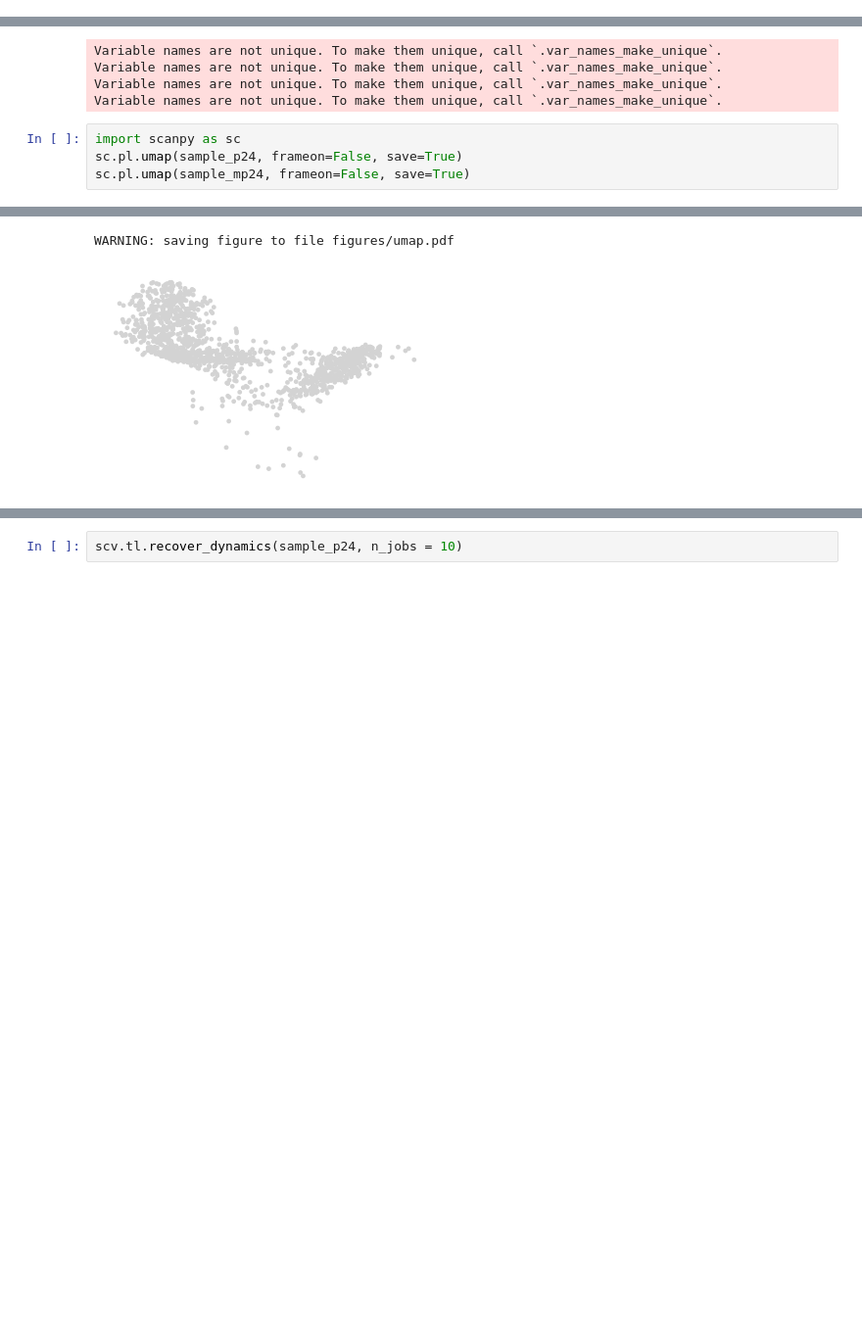
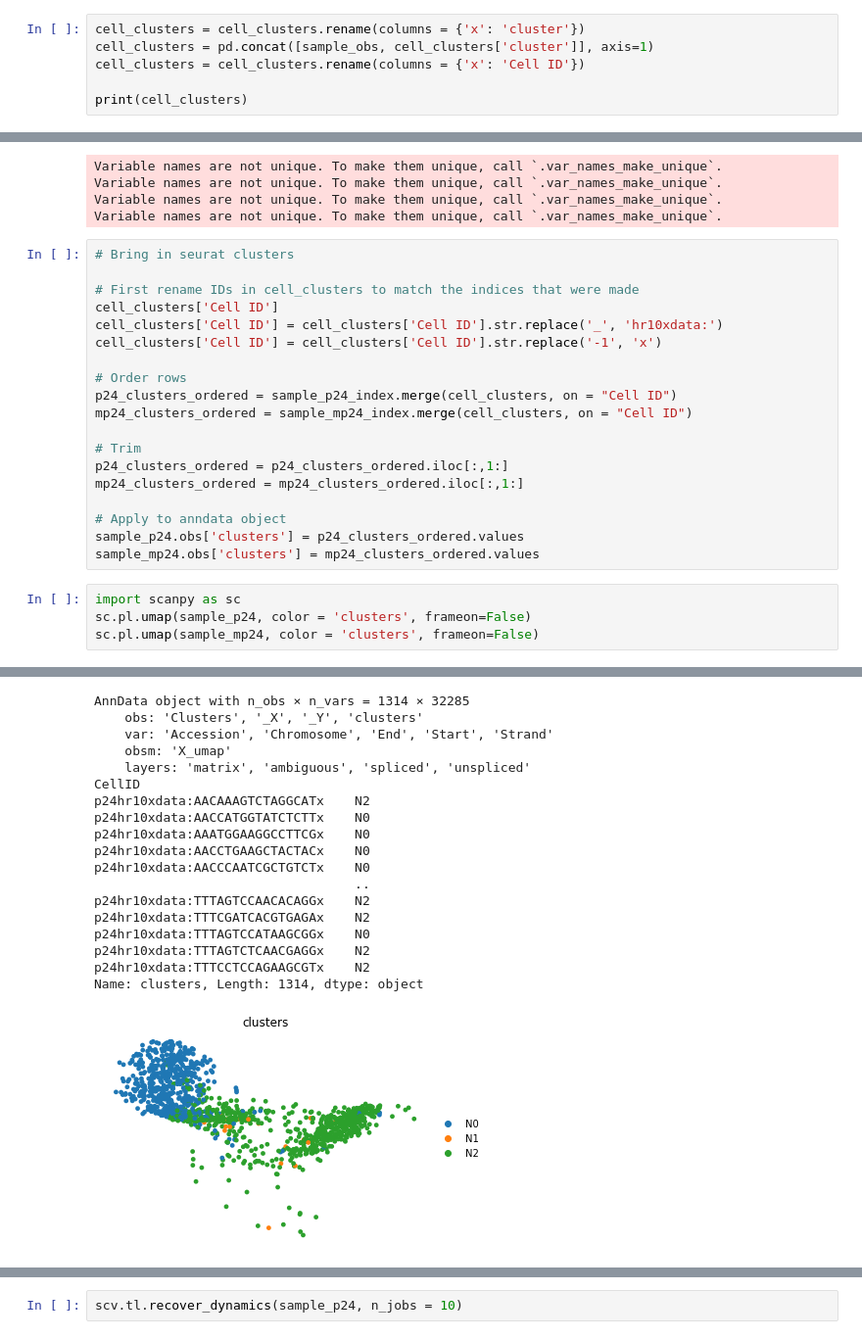
Before and after one commit to ColeKeenum/citeseq, a Jupyter notebook: scVelo_neutro.ipynb, the cells around one changed output, grey strips where cells are left out. Shown at 98% size. Cells and saved outputs as stored; diff of their text form; blank space fills up the shorter version.

```diff
--- a/scVelo_neutro.ipynb
+++ b/scVelo_neutro.ipynb
@@ -24,3 +24,9 @@ Variable names are not unique. To make them unique, call `.var_names_make_unique
 sample_obs = pd.read_csv("./cellID_obs.csv")
 umap_cord = pd.read_csv("./cell_embeddings.csv")
 cell_clusters = pd.read_csv("./clusters.csv")
+# %%
+cell_clusters = cell_clusters.rename(columns = {'x': 'cluster'})
+cell_clusters = pd.concat([sample_obs, cell_clusters['cluster']], axis=1)
+cell_clusters = cell_clusters.rename(columns = {'x': 'Cell ID'})
+
+print(cell_clusters)
@@ -149,8 +102,27 @@ Variable names are not unique. To make them unique, call `.var_names_make_unique
 Variable names are not unique. To make them unique, call `.var_names_make_unique`.
 Variable names are not unique. To make them unique, call `.var_names_make_unique`.
 Variable names are not unique. To make them unique, call `.var_names_make_unique`.
+# %%
+# Bring in seurat clusters
+
+# First rename IDs in cell_clusters to match the indices that were made
+cell_clusters['Cell ID']
+cell_clusters['Cell ID'] = cell_clusters['Cell ID'].str.replace('_', 'hr10xdata:')
+cell_clusters['Cell ID'] = cell_clusters['Cell ID'].str.replace('-1', 'x')
+
+# Order rows
+p24_clusters_ordered = sample_p24_index.merge(cell_clusters, on = "Cell ID")
+mp24_clusters_ordered = sample_mp24_index.merge(cell_clusters, on = "Cell ID")
+
+# Trim
+p24_clusters_ordered = p24_clusters_ordered.iloc[:,1:]
+mp24_clusters_ordered = mp24_clusters_ordered.iloc[:,1:]
+
+# Apply to anndata object
+sample_p24.obs['clusters'] = p24_clusters_ordered.values
+sample_mp24.obs['clusters'] = mp24_clusters_ordered.values
 # %%
 import scanpy as sc
-sc.pl.umap(sample_p24, frameon=False, save=True)
-sc.pl.umap(sample_mp24, frameon=False, save=True)
+sc.pl.umap(sample_p24, color = 'clusters', frameon=False)
+sc.pl.umap(sample_mp24, color = 'clusters', frameon=False)
 # %% [output]
@@ -157,4 +130,21 @@ sc.pl.umap(sample_mp24, frameon=False, save=True)
 ... storing 'Chromosome' as categorical
 ... storing 'Strand' as categorical
-WARNING: saving figure to file figures/umap.pdf
+AnnData object with n_obs × n_vars = 1314 × 32285
+    obs: 'Clusters', '_X', '_Y', 'clusters'
+    var: 'Accession', 'Chromosome', 'End', 'Start', 'Strand'
+    obsm: 'X_umap'
+    layers: 'matrix', 'ambiguous', 'spliced', 'unspliced'
+CellID
+p24hr10xdata:AACAAAGTCTAGGCATx    N2
+p24hr10xdata:AACCATGGTATCTCTTx    N0
+p24hr10xdata:AAATGGAAGGCCTTCGx    N0
+p24hr10xdata:AACCTGAAGCTACTACx    N0
+p24hr10xdata:AACCCAATCGCTGTCTx    N0
+                                  ..
+p24hr10xdata:TTTAGTCCAACACAGGx    N2
+p24hr10xdata:TTTCGATCACGTGAGAx    N2
+p24hr10xdata:TTTAGTCCATAAGCGGx    N0
+p24hr10xdata:TTTAGTCTCAACGAGGx    N2
+p24hr10xdata:TTTCCTCCAGAAGCGTx    N2
+Name: clusters, Length: 1314, dtype: object
-[figure, old version]
+[figure, new version]
```
Also changed, not shown: parts of 24 cells of this notebook, 1 other file.
